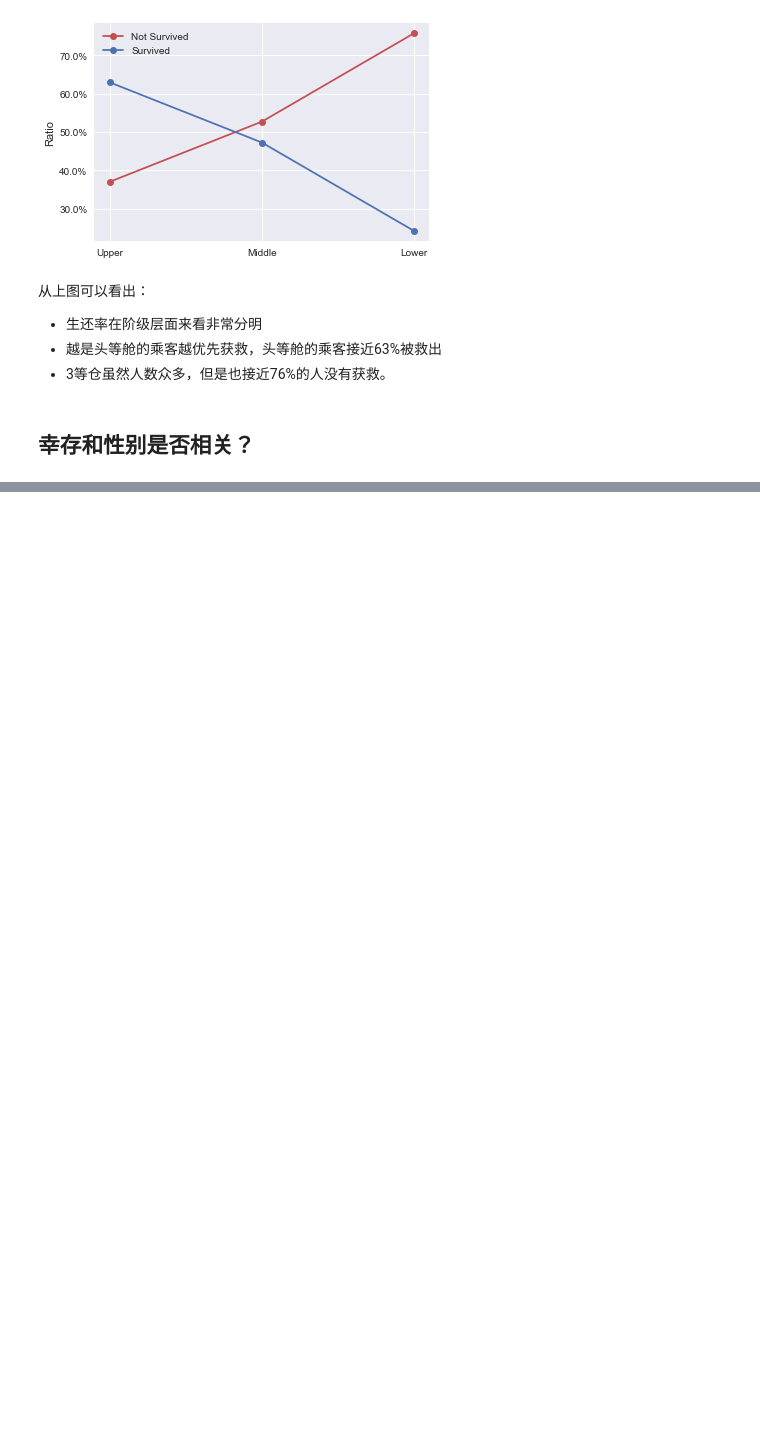
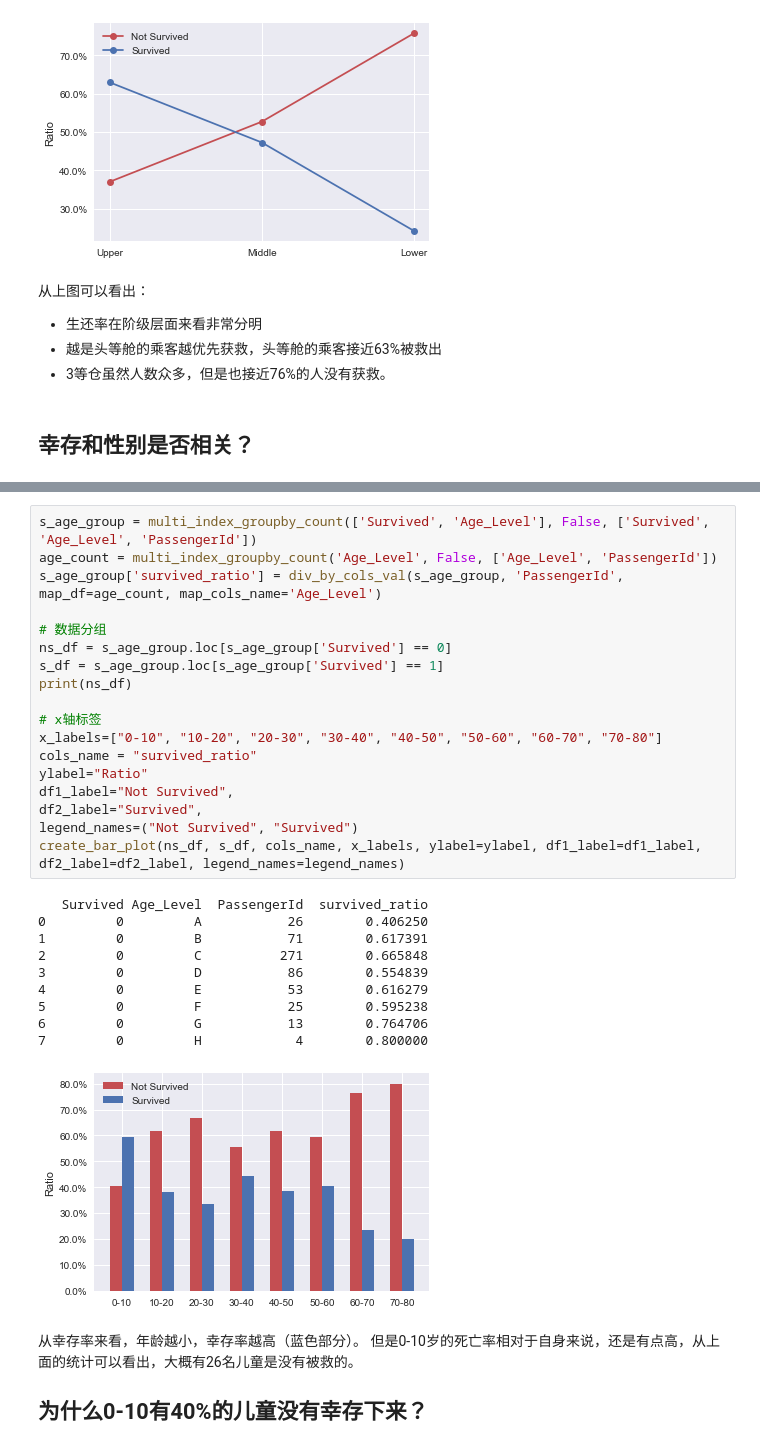
Before and after one commit to niko-liu/data_analysis, a Jupyter notebook: titanic-data-analyse.ipynb, the cells around one changed output, grey strips where cells are left out. Drawn from its saved outputs; the diff is of its cells as text; blank space fills up the shorter version.

```diff
--- a/titanic-data-analyse.ipynb
+++ b/titanic-data-analyse.ipynb
@@ -235,0 +292,34 @@ plt.show()
+# %%
+s_age_group = multi_index_groupby_count(['Survived', 'Age_Level'], False, ['Survived', 'Age_Level', 'PassengerId'])
+age_count = multi_index_groupby_count('Age_Level', False, ['Age_Level', 'PassengerId'])
+s_age_group['survived_ratio'] = div_by_cols_val(s_age_group, 'PassengerId', map_df=age_count, map_cols_name='Age_Level')
+
+# 数据分组
+ns_df = s_age_group.loc[s_age_group['Survived'] == 0]
+s_df = s_age_group.loc[s_age_group['Survived'] == 1]
+print(ns_df)
+
+# x轴标签
+x_labels=["0-10", "10-20", "20-30", "30-40", "40-50", "50-60", "60-70", "70-80"]
+cols_name = "survived_ratio"
+ylabel="Ratio"
+df1_label="Not Survived",
+df2_label="Survived",
+legend_names=("Not Survived", "Survived")
+create_bar_plot(ns_df, s_df, cols_name, x_labels, ylabel=ylabel, df1_label=df1_label, df2_label=df2_label, legend_names=legend_names)
+# %% [output]
+   Survived Age_Level  PassengerId  survived_ratio
+0         0         A           26        0.406250
+1         0         B           71        0.617391
+2         0         C          271        0.665848
+3         0         D           86        0.554839
+4         0         E           53        0.616279
+5         0         F           25        0.595238
+6         0         G           13        0.764706
+7         0         H            4        0.800000
+[figure, added]
+# %% [markdown]
+从幸存率来看，年龄越小，幸存率越高（蓝色部分）。
+但是0-10岁的死亡率相对于自身来说，还是有点高，从上面的统计可以看出，大概有26名儿童是没有被救的。
+
+## 为什么0-10有40%的儿童没有幸存下来？
```
Also changed, not shown: parts of 9 cells of this notebook.
